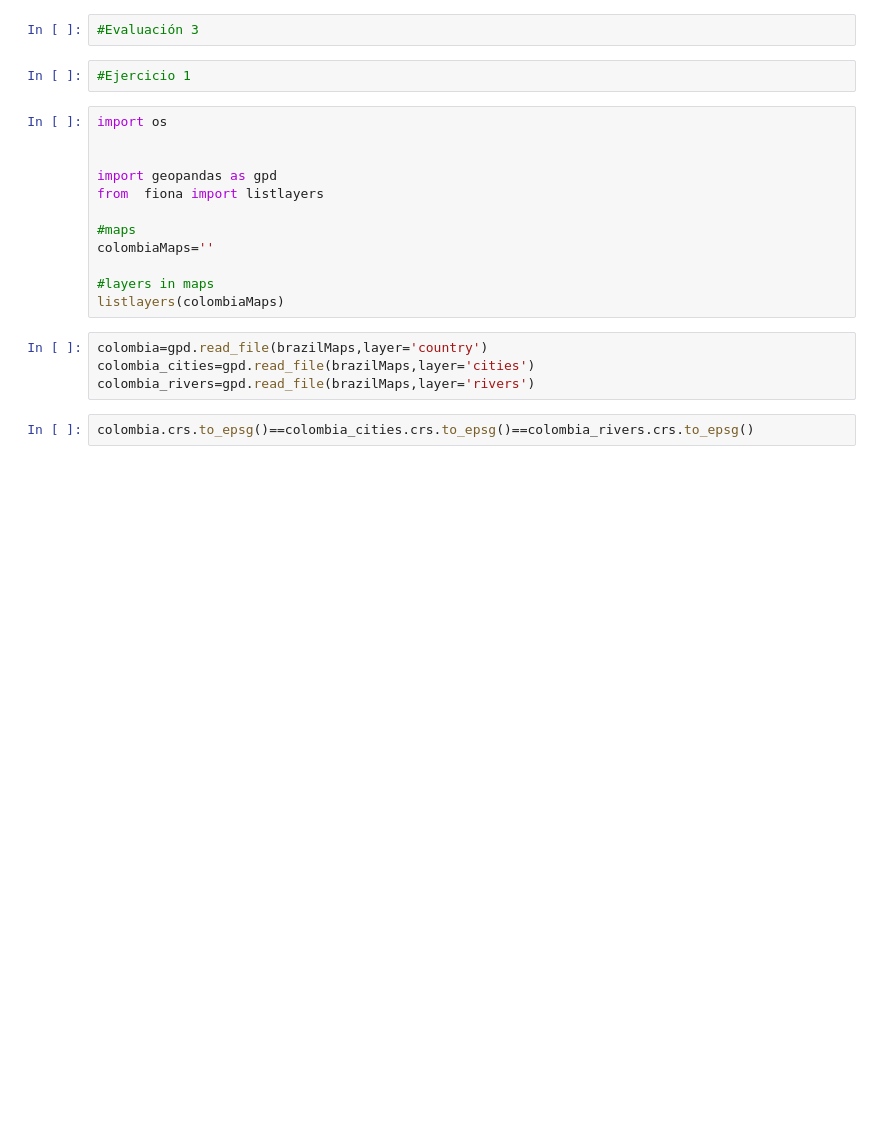
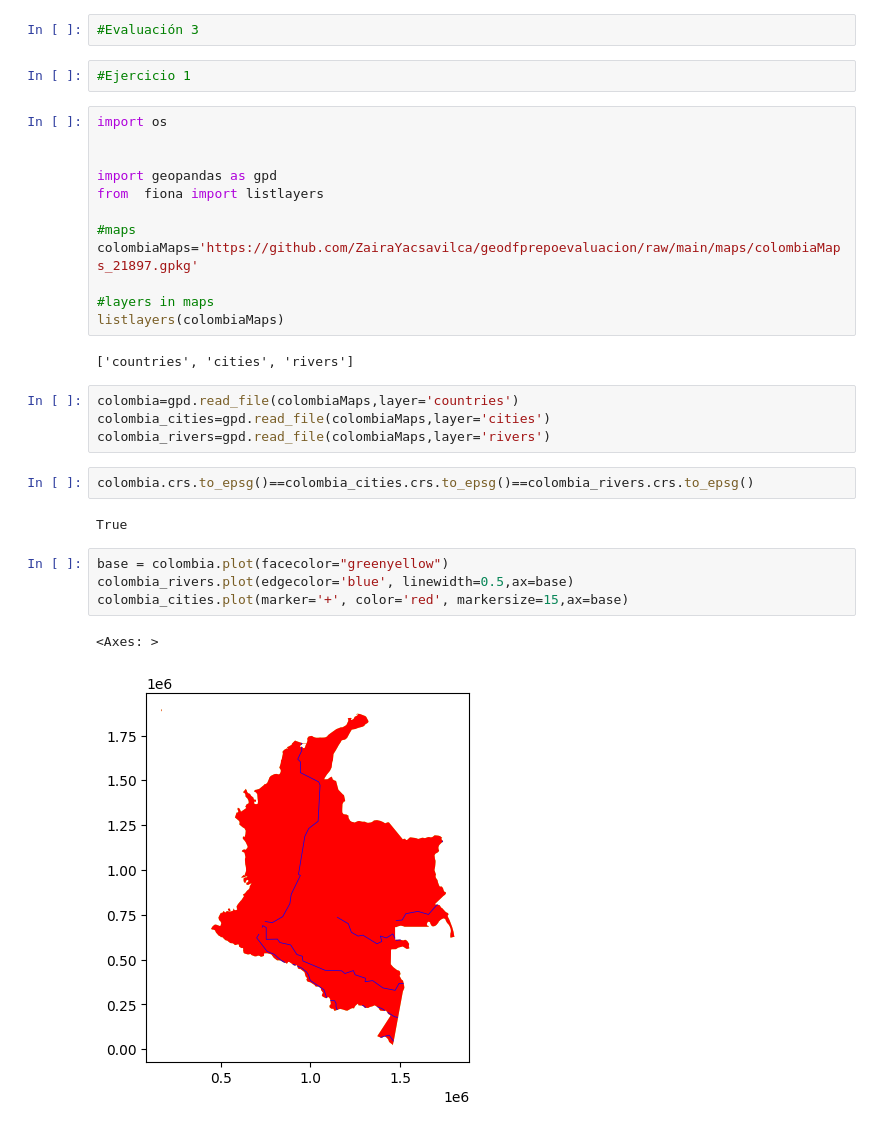
Before and after one commit to ZairaYacsavilca/geodfprepoevaluacion, a Jupyter notebook: Untitled.ipynb, the cells around one changed output. Cells and saved outputs as stored; diff of their text form; blank space fills up the shorter version.

```diff
--- a/Untitled.ipynb
+++ b/Untitled.ipynb
@@ -1,7 +1,7 @@
 # %%
 #Evaluación 3
-# %%
-#Ejercicio 1
+# %%
+#Ejercicio 1
 # %%
 import os
 
@@ -10,15 +10,26 @@ import geopandas as gpd
 from  fiona import listlayers
 
 #maps
-colombiaMaps=''
+colombiaMaps='https://github.com/ZairaYacsavilca/geodfprepoevaluacion/raw/main/maps/colombiaMaps_21897.gpkg'
 
 #layers in maps
 listlayers(colombiaMaps)
+# %% [output]
+['countries', 'cities', 'rivers']
 # %%
-colombia=gpd.read_file(brazilMaps,layer='country')
-colombia_cities=gpd.read_file(brazilMaps,layer='cities')
-colombia_rivers=gpd.read_file(brazilMaps,layer='rivers')
+colombia=gpd.read_file(colombiaMaps,layer='countries')
+colombia_cities=gpd.read_file(colombiaMaps,layer='cities')
+colombia_rivers=gpd.read_file(colombiaMaps,layer='rivers')
 # %%
 colombia.crs.to_epsg()==colombia_cities.crs.to_epsg()==colombia_rivers.crs.to_epsg()
+# %% [output]
+True
+# %%
+base = colombia.plot(facecolor="greenyellow")
+colombia_rivers.plot(edgecolor='blue', linewidth=0.5,ax=base)
+colombia_cities.plot(marker='+', color='red', markersize=15,ax=base)
+# %% [output]
+<Axes: >
+[figure, added]
 # %%
 colombia
```
Also changed, not shown: parts of 14 cells of this notebook.
